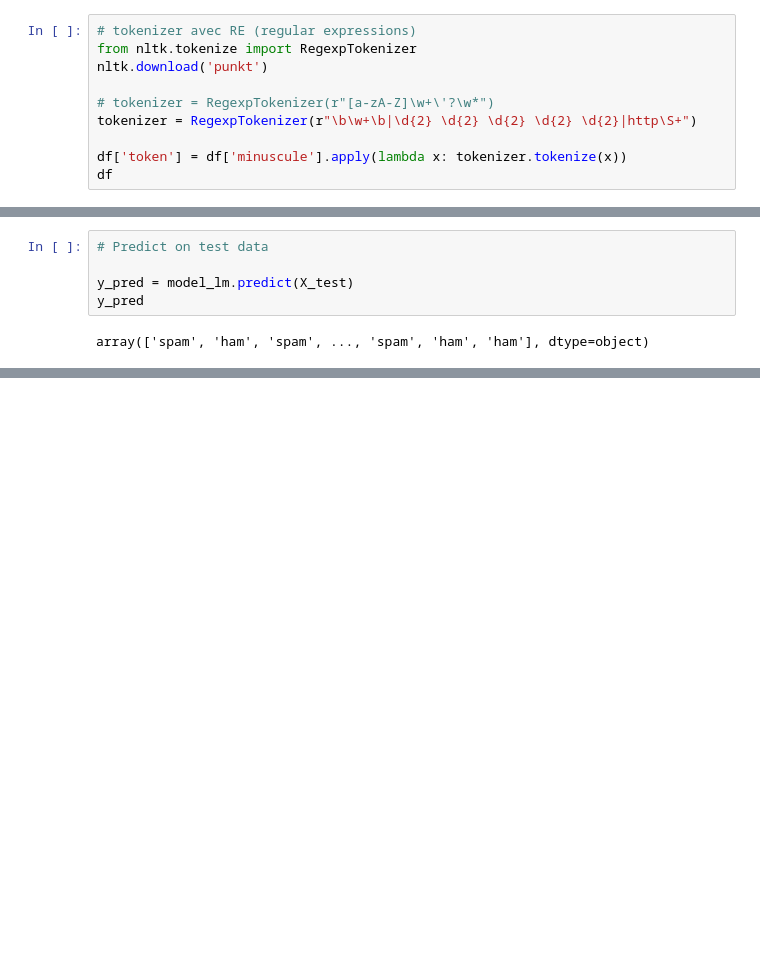
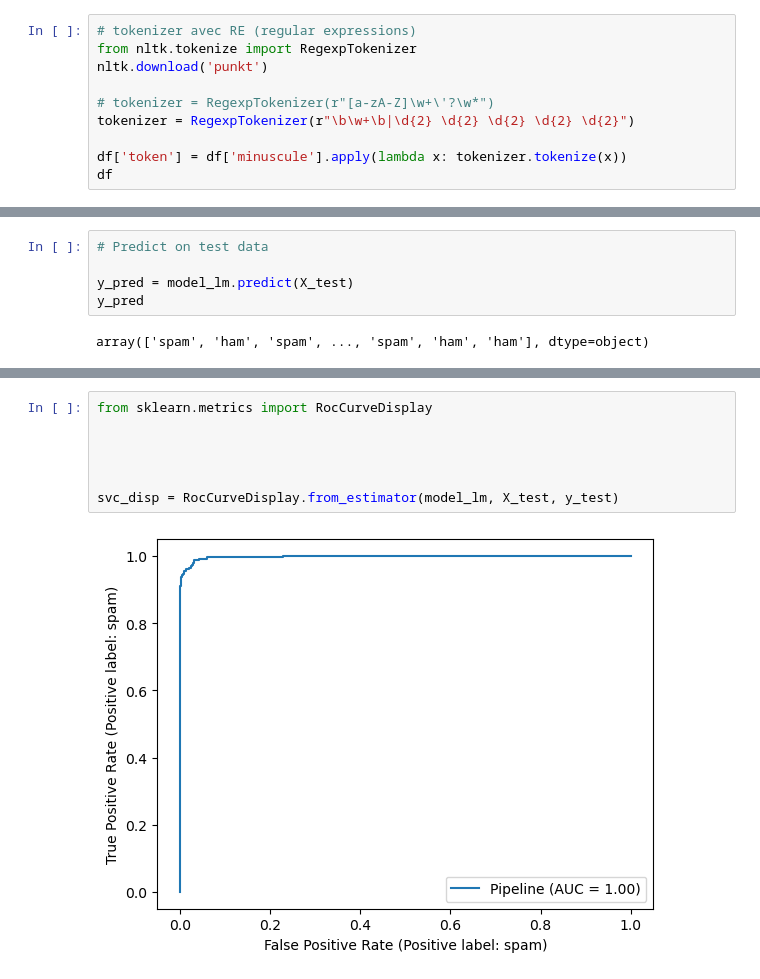
Before and after one commit to COMEWLECOME/Spam_Mohammed-Reda, a Jupyter notebook: SpamProject.ipynb, the cells around one changed output, grey strips where cells are left out. Saved outputs shown, nothing was run; the diff lists cells and outputs as text; blank space fills up the shorter version.

```diff
--- a/SpamProject.ipynb
+++ b/SpamProject.ipynb
@@ -68,7 +68,7 @@ from nltk.tokenize import RegexpTokenizer
 nltk.download('punkt')
 
 # tokenizer = RegexpTokenizer(r"[a-zA-Z]\w+\'?\w*")
-tokenizer = RegexpTokenizer(r"\b\w+\b|\d{2} \d{2} \d{2} \d{2} \d{2}|http\S+")
+tokenizer = RegexpTokenizer(r"\b\w+\b|\d{2} \d{2} \d{2} \d{2} \d{2}")
 
 df['token'] = df['minuscule'].apply(lambda x: tokenizer.tokenize(x))
 df
@@ -325,0 +344,9 @@ plt.show()
+# %%
+from sklearn.metrics import RocCurveDisplay
+
+
+
+
+svc_disp = RocCurveDisplay.from_estimator(model_lm, X_test, y_test)
+# %% [output]
+[figure, added]
```
Also changed, not shown: parts of 18 cells of this notebook, 3 other files.
